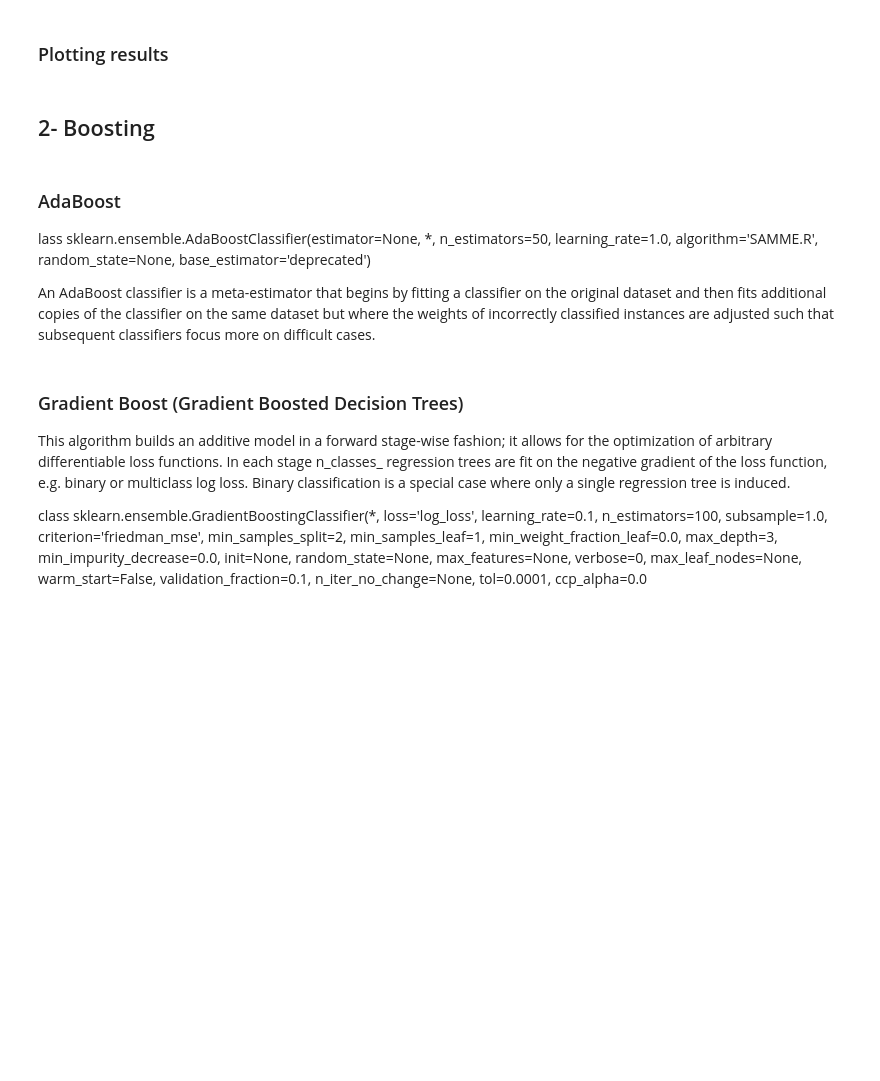
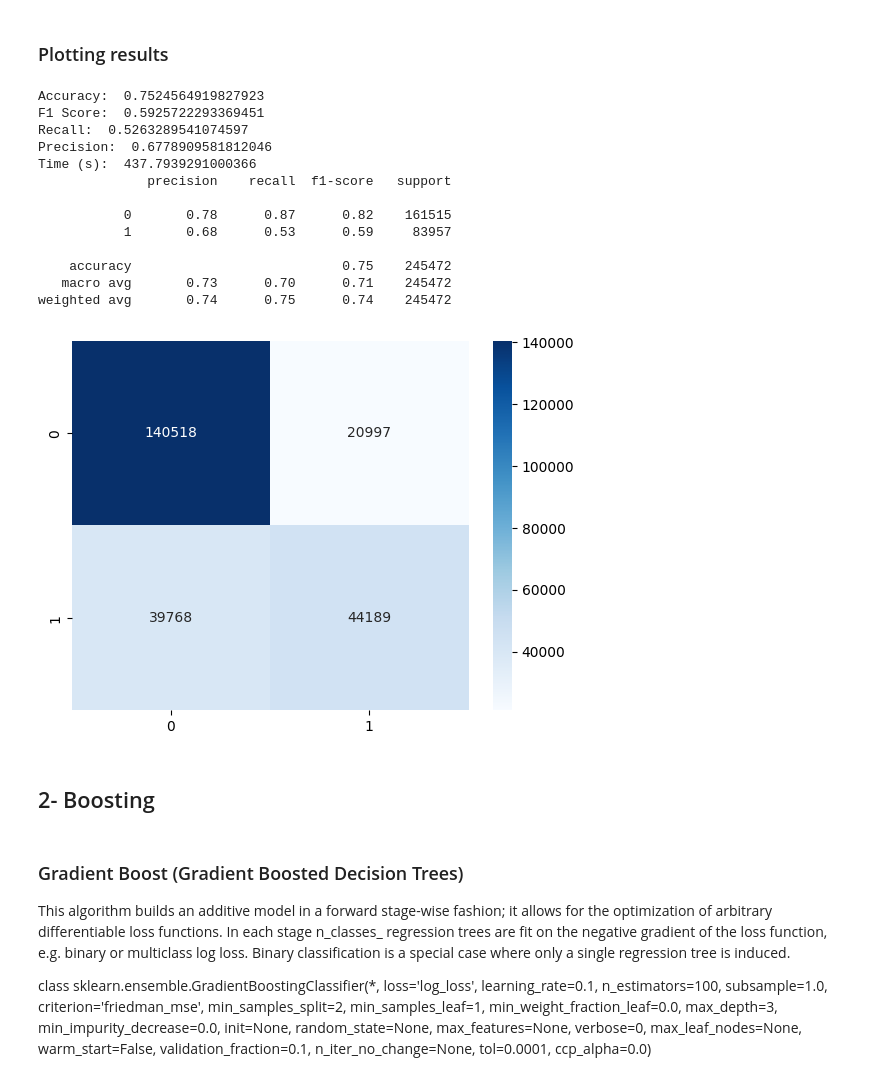
Before and after one commit to SantiagoMartin2002/Project_ML2, a Jupyter notebook: Project_Notebook.ipynb, the cells around one changed output. Saved outputs shown, nothing was run; the diff lists cells and outputs as text; code cells hidden in the pictures; blank space fills up the shorter version.

Commit message:
ensemble learning phase done

```diff
--- a/Project_Notebook.ipynb
+++ b/Project_Notebook.ipynb
@@ -236,8 +238,10 @@ y = df['Label']
 # %% [output]
 Data shape:  (818238, 11)
 # %%
+from sklearn.model_selection import train_test_split
+
 #subdivision of test sample data = 30%.
-x_train, x_test, y_train, y_test = model_selection.train_test_split(X, y, test_size=0.3, random_state=42)
+x_train, x_test, y_train, y_test = train_test_split(X, y, test_size=0.3, random_state=42)
 print(x_train.shape,x_test.shape,y_train.shape,y_test.shape)
 # %% [output]
 (572766, 10) (245472, 10) (572766,) (245472,)
@@ -247,6 +251,8 @@ print(x_train.shape,x_test.shape,y_train.shape,y_test.shape)
 #for saving results
 list_accuracies=[]
 list_F1=[]
+list_recall=[]
+list_precision=[]
 list_times=[]
 # %% [markdown]
 # II- Ensemble Learning
@@ -295,2 +264,10 @@ plt.show()
+# %%
+from sklearn.ensemble import RandomForestClassifier
+#Random Forest Classifier
+clf = RandomForestClassifier(n_estimators=100, criterion='gini', max_depth=None, min_samples_split=2, min_samples_leaf=1, min_weight_fraction_leaf=0.0, max_features='sqrt', max_leaf_nodes=None, min_impurity_decrease=0.0, bootstrap=True, oob_score=False, n_jobs=None, random_state=None, verbose=0, warm_start=False, class_weight=None, ccp_alpha=0.0, max_samples=None)
+start_time = time.time()
+clf.fit(x_train, y_train)
+end_time = time.time()
+y_pred = clf.predict(x_test)
 # %% [markdown]
 ### Plotting results
@@ -307,7 +274,44 @@ plt.plot(x,list_times)
+# %%
+from sklearn.metrics import classification_report, confusion_matrix, f1_score, accuracy_score, recall_score, precision_score
+import matplotlib.pyplot as plt
+import seaborn as sns
+
+# Accuracy and F1 Score
+accuracy = accuracy_score(y_test, y_pred)
+f1 = f1_score(y_test, y_pred)
+recall = recall_score(y_test, y_pred)
+precision = precision_score(y_test, y_pred)
+runtime = end_time - start_time
+print("Accuracy: ", accuracy)
+print("F1 Score: ", f1)
+print("Recall: ", recall)
+print("Precision: ", precision)
+print("Time (s): ", runtime)
+list_accuracies.append(accuracy)
+list_F1.append(f1)
+list_recall.append(recall)
+list_precision.append(precision)
+list_times.append(runtime)
+
+#Classification Report and Confusion Matrix
+print(classification_report(y_test, y_pred))
+cm = confusion_matrix(y_test, y_pred)
+sns.heatmap(cm, annot=True, fmt='d', cmap='Blues')
+plt.show()
+# %% [output]
+Accuracy:  0.7524564919827923
+F1 Score:  0.5925722293369451
+Recall:  0.5263289541074597
+Precision:  0.6778909581812046
+Time (s):  437.7939291000366
+              precision    recall  f1-score   support
+
+           0       0.78      0.87      0.82    161515
+           1       0.68      0.53      0.59     83957
+
+    accuracy                           0.75    245472
+   macro avg       0.73      0.70      0.71    245472
+weighted avg       0.74      0.75      0.74    245472
+[figure, added]
 # %% [markdown]
 ## 2- Boosting
-# %% [markdown]
-### AdaBoost
-lass sklearn.ensemble.AdaBoostClassifier(estimator=None, *, n_estimators=50, learning_rate=1.0, algorithm='SAMME.R', random_state=None, base_estimator='deprecated')
-
-An AdaBoost classifier is a meta-estimator that begins by fitting a classifier on the original dataset and then fits additional copies of the classifier on the same dataset but where the weights of incorrectly classified instances are adjusted such that subsequent classifiers focus more on difficult cases.
@@ -320,4 +320,4 @@ deb = time.time()
 
 This algorithm builds an additive model in a forward stage-wise fashion; it allows for the optimization of arbitrary differentiable loss functions. In each stage n_classes_ regression trees are fit on the negative gradient of the loss function, e.g. binary or multiclass log loss. Binary classification is a special case where only a single regression tree is induced.
 
-class sklearn.ensemble.GradientBoostingClassifier(*, loss='log_loss', learning_rate=0.1, n_estimators=100, subsample=1.0, criterion='friedman_mse', min_samples_split=2, min_samples_leaf=1, min_weight_fraction_leaf=0.0, max_depth=3, min_impurity_decrease=0.0, init=None, random_state=None, max_features=None, verbose=0, max_leaf_nodes=None, warm_start=False, validation_fraction=0.1, n_iter_no_change=None, tol=0.0001, ccp_alpha=0.0
+class sklearn.ensemble.GradientBoostingClassifier(*, loss='log_loss', learning_rate=0.1, n_estimators=100, subsample=1.0, criterion='friedman_mse', min_samples_split=2, min_samples_leaf=1, min_weight_fraction_leaf=0.0, max_depth=3, min_impurity_decrease=0.0, init=None, random_state=None, max_features=None, verbose=0, max_leaf_nodes=None, warm_start=False, validation_fraction=0.1, n_iter_no_change=None, tol=0.0001, ccp_alpha=0.0)
```
Also changed, not shown: parts of 16 cells of this notebook.
